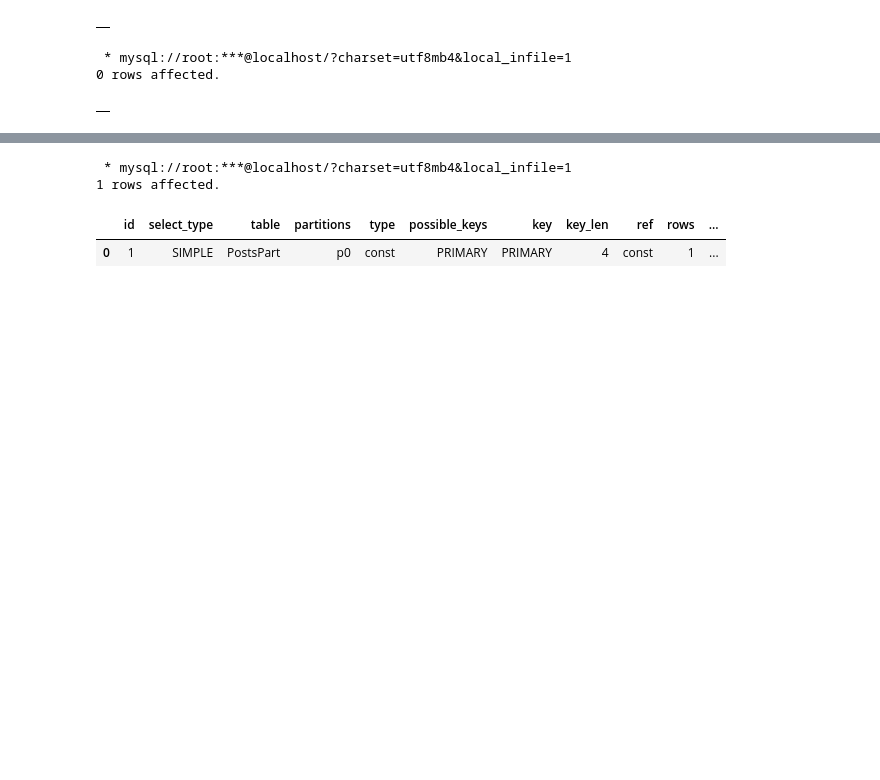
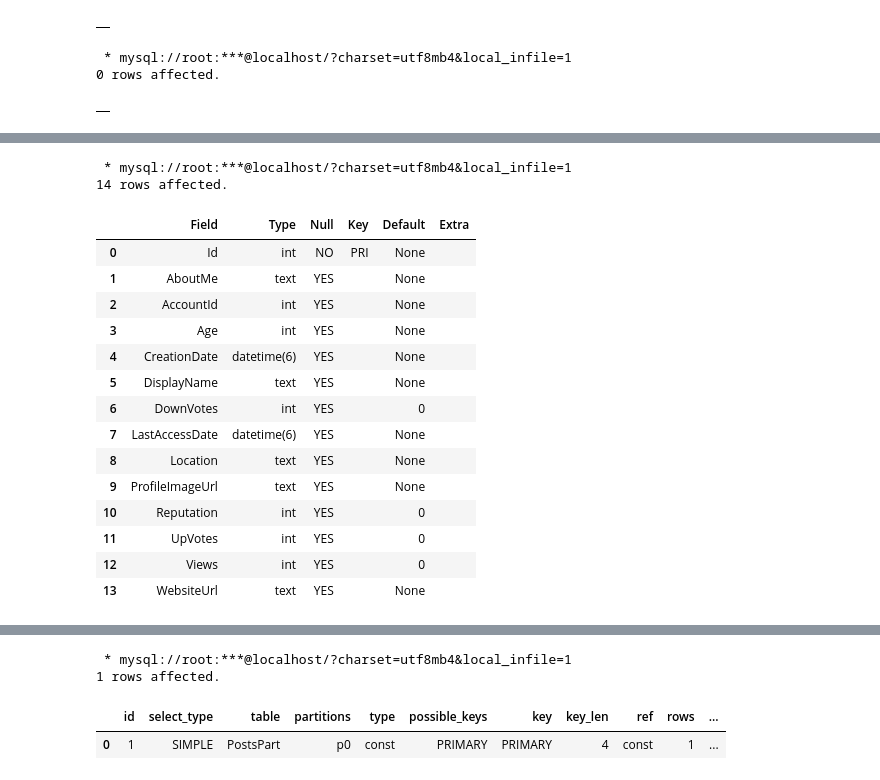
Before and after one commit to alvumu/BDGE, a Jupyter notebook: sql/sesion2.ipynb, the cells around one changed output, grey strips where cells are left out. Saved outputs shown, nothing was run; the diff lists cells and outputs as text; code cells hidden in the pictures; blank space fills up the shorter version.

```diff
--- a/sql/sesion2.ipynb
+++ b/sql/sesion2.ipynb
@@ -476,0 +524,21 @@ SHOW TABLES;
+# %%
+%%sql
+DESCRIBE Users;
+# %% [output]
+ * mysql://root:***@localhost/?charset=utf8mb4&local_infile=1
+14 rows affected.
+|  | Field | Type | Null | Key | Default | Extra |
+| 0 | Id | int | NO | PRI | None |  |
+| 1 | AboutMe | text | YES |  | None |  |
+| 2 | AccountId | int | YES |  | None |  |
+| 3 | Age | int | YES |  | None |  |
+| 4 | CreationDate | datetime(6) | YES |  | None |  |
+| 5 | DisplayName | text | YES |  | None |  |
+| 6 | DownVotes | int | YES |  | 0 |  |
+| 7 | LastAccessDate | datetime(6) | YES |  | None |  |
+| 8 | Location | text | YES |  | None |  |
+| 9 | ProfileImageUrl | text | YES |  | None |  |
+| 10 | Reputation | int | YES |  | 0 |  |
+| 11 | UpVotes | int | YES |  | 0 |  |
+| 12 | Views | int | YES |  | 0 |  |
+| 13 | WebsiteUrl | text | YES |  | None |  |
```
Also changed, not shown: parts of 20 cells of this notebook.
